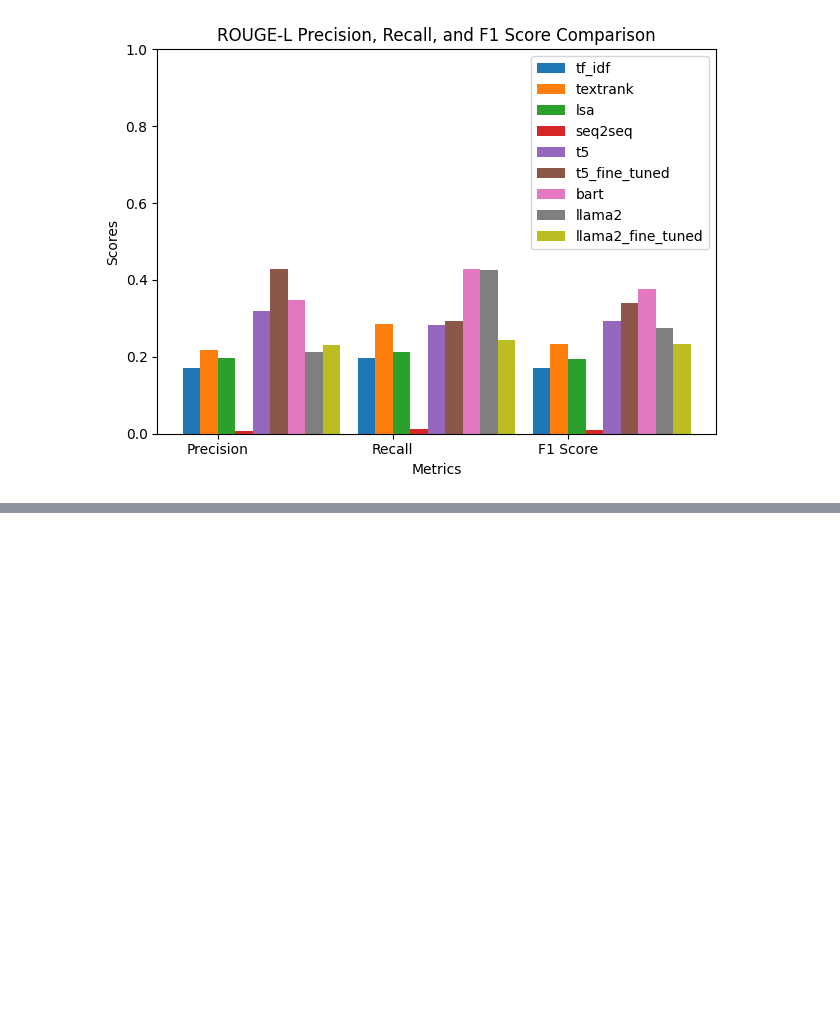
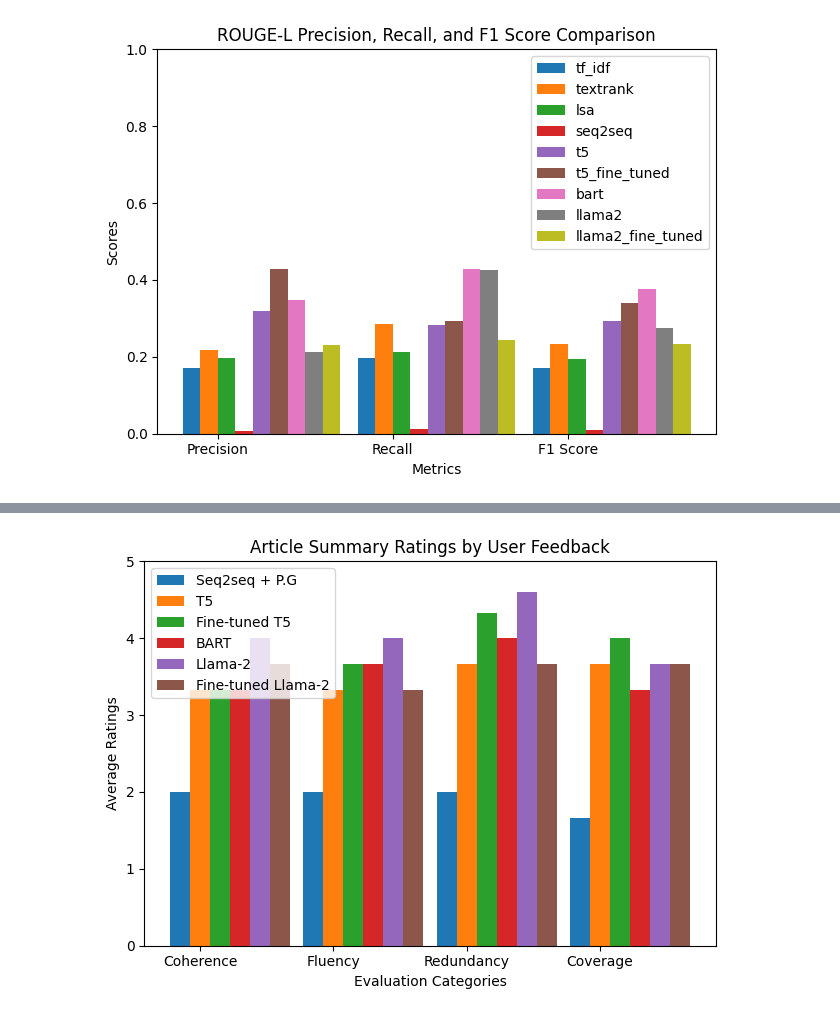
Before and after one commit to vijayjawali/aroha, a Jupyter notebook: utils/metrics.ipynb, the cells around one changed output, grey strips where cells are left out. Cells and saved outputs as stored; diff of their text form; code cells hidden in the pictures; blank space fills up the shorter version.

```diff
--- a/utils/metrics.ipynb
+++ b/utils/metrics.ipynb
@@ -627,0 +705,35 @@ plt.show()
+# %%
+methods = ['Seq2seq + P.G', 'T5', 'Fine-tuned T5', 'BART', 'Llama-2', 'Fine-tuned Llama-2']
+categories = ['Coherence', 'Fluency', 'Redundancy', 'Coverage']
+
+ratings = {
+    'Seq2seq + P.G': [2, 2, 2, 1.66],
+    'T5': [3.33, 3.33, 3.66, 3.66],
+    'Fine-tuned T5': [3.33, 3.66, 4.33, 4],
+    'BART': [3.33, 3.66, 4, 3.33],
+    'Llama-2': [4, 4, 4.6, 3.66],
+    'Fine-tuned Llama-2': [3.66, 3.33, 3.66, 3.66]
+}
+
+fig, ax = plt.subplots()
+
+bar_width = 0.15
+index = range(len(categories))
+
+for i, method in enumerate(methods):
+    ratings_values = ratings[method]
+    plt.bar([x + i * bar_width for x in index], ratings_values, bar_width, label=method)
+
+plt.xlabel('Evaluation Categories')
+plt.ylabel('Average Ratings')
+plt.title('Article Summary Ratings by User Feedback')
+plt.xticks([x + bar_width for x in index], categories)
+
+plt.legend(bbox_to_anchor=(1.05, 1), loc='upper left')
+
+plt.ylim(0, 5)
+
+plt.tight_layout()
+plt.show()
+# %% [output]
+[figure, added]
```
Also changed, not shown: parts of 5 cells of this notebook, 17 other files.
